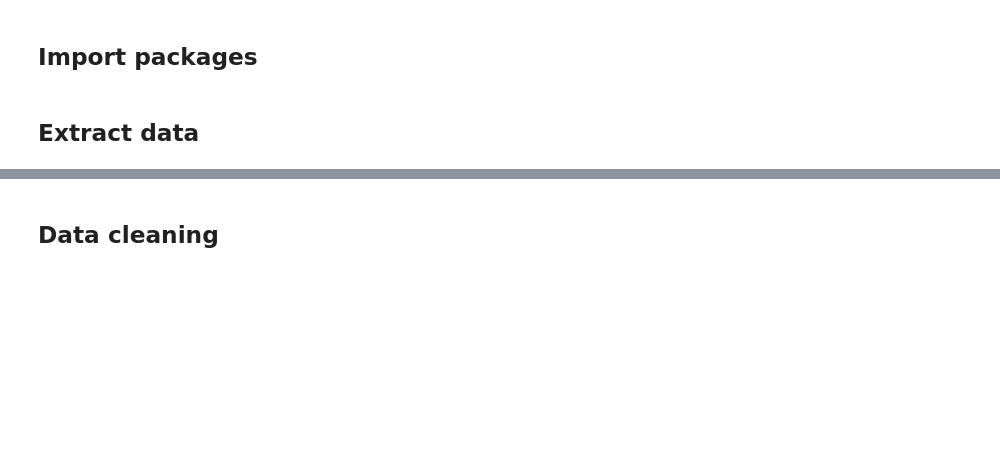
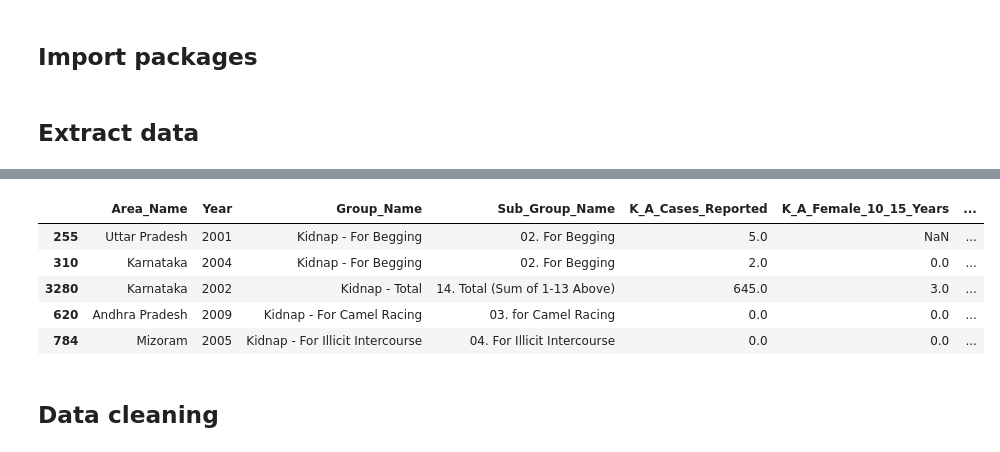
Before and after one commit to Huycuong03/Analysis-crimes-against-women-in-India, a Jupyter notebook: notebook/main.ipynb, the cells around one changed output, grey strips where cells are left out. Cells and saved outputs as stored; diff of their text form; code cells hidden in the pictures; blank space fills up the shorter version.

```diff
--- a/notebook/main.ipynb
+++ b/notebook/main.ipynb
@@ -11,5 +21,14 @@ crimes = pd.read_csv('../data/42_Cases_under_crime_against_women.csv')
 # %%
 adductions = pd.read_csv('../data/39_Specific_purpose_of_kidnapping_and_abduction.csv')
+# %%
+adductions.sample(5)
+# %% [output]
+|  | Area_Name | Year | Group_Name | Sub_Group_Name | K_A_Cases_Reported | K_A_Female_10_15_Years | ... |
+| 255 | Uttar Pradesh | 2001 | Kidnap - For Begging | 02. For Begging | 5.0 | NaN | ... |
+| 310 | Karnataka | 2004 | Kidnap - For Begging | 02. For Begging | 2.0 | 0.0 | ... |
+| 3280 | Karnataka | 2002 | Kidnap - Total | 14. Total (Sum of 1-13 Above) | 645.0 | 3.0 | ... |
+| 620 | Andhra Pradesh | 2009 | Kidnap - For Camel Racing | 03. for Camel Racing | 0.0 | 0.0 | ... |
+| 784 | Mizoram | 2005 | Kidnap - For Illicit Intercourse | 04. For Illicit Intercourse | 0.0 | 0.0 | ... |
 # %% [markdown]
 ## Data cleaning
 # %%
```
Also changed, not shown: parts of 15 cells of this notebook.
